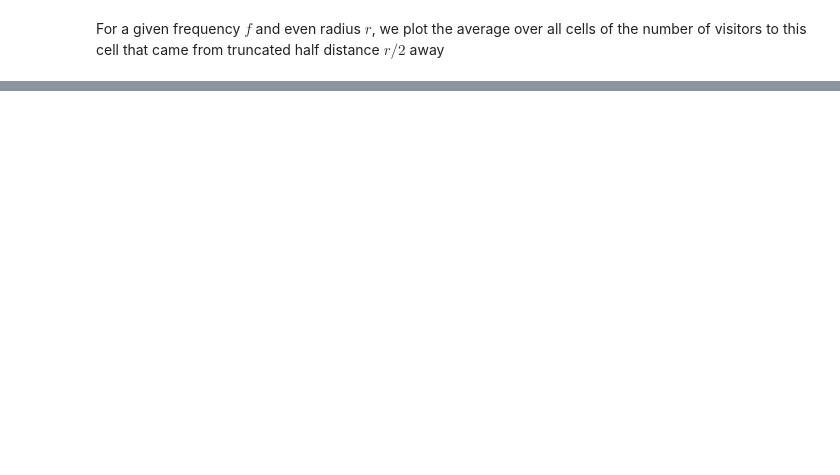
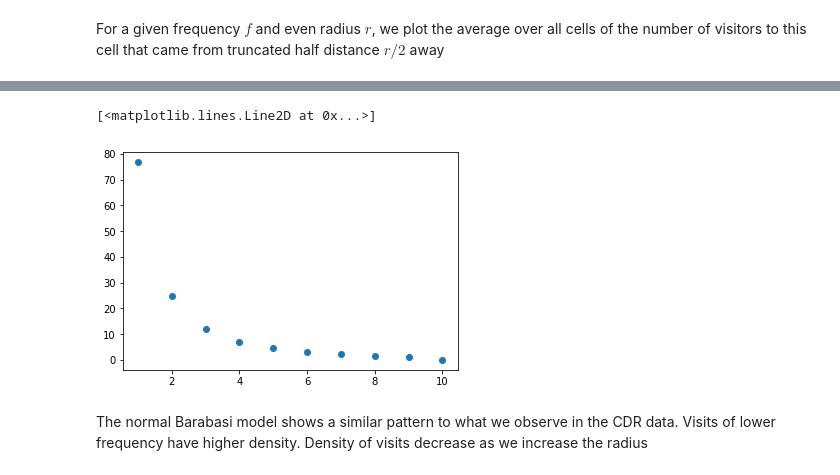
Before and after one commit to bogiebro/mobpat, a Jupyter notebook: Barabasi.ipynb, the cells around one changed output, grey strips where cells are left out. Cells and saved outputs as stored; diff of their text form; code cells hidden in the pictures; blank space fills up the shorter version.

```diff
--- a/Barabasi.ipynb
+++ b/Barabasi.ipynb
@@ -120,0 +120,9 @@ plt.legend(np.arange(5) + 1)
+# %%
+freq_tot_dist = np.zeros(10)
+for d in range(50):
+    freq_tot_dist += (freq_dist_count[:,d] * (d * 2))
+# %%
+plt.plot(np.arange(10)+1, freq_tot_dist, 'o')
+# %% [output]
+[<matplotlib.lines.Line2D at 0x...>]
+[figure, added]
@@ -121,3 +132,5 @@ plt.legend(np.arange(5) + 1)
+# %% [markdown]
+The normal Barabasi model shows a similar pattern to what we observe in the CDR data. Visits of lower frequency have higher density. Density of visits decrease as we increase the radius
 # %%
 for f in range(5):
     xaxis = (np.arange(50) + 1) * 2
```
Also changed, not shown: parts of 24 cells of this notebook, 2 other files.
